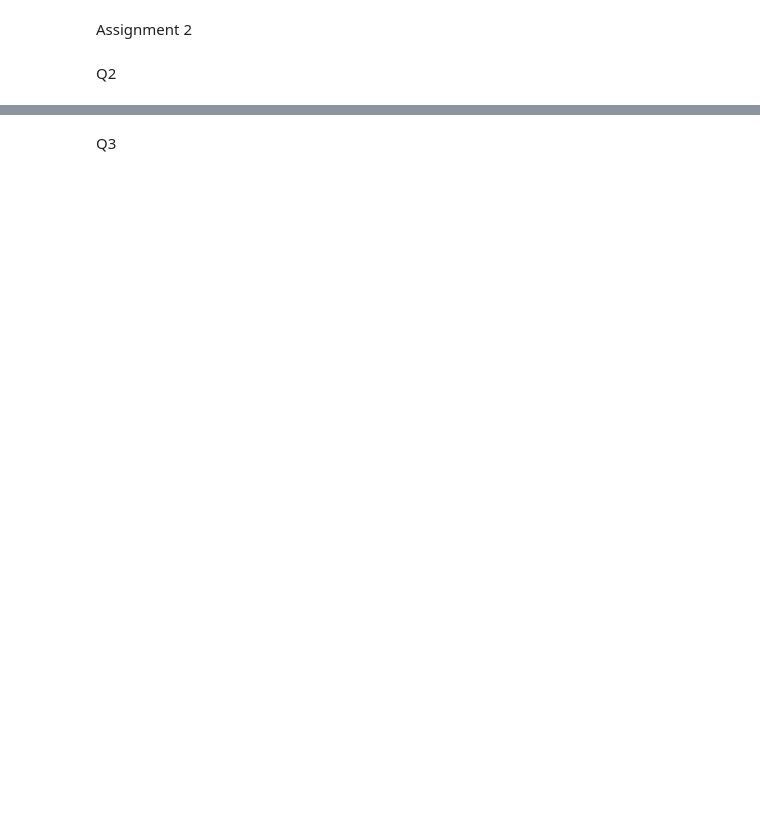
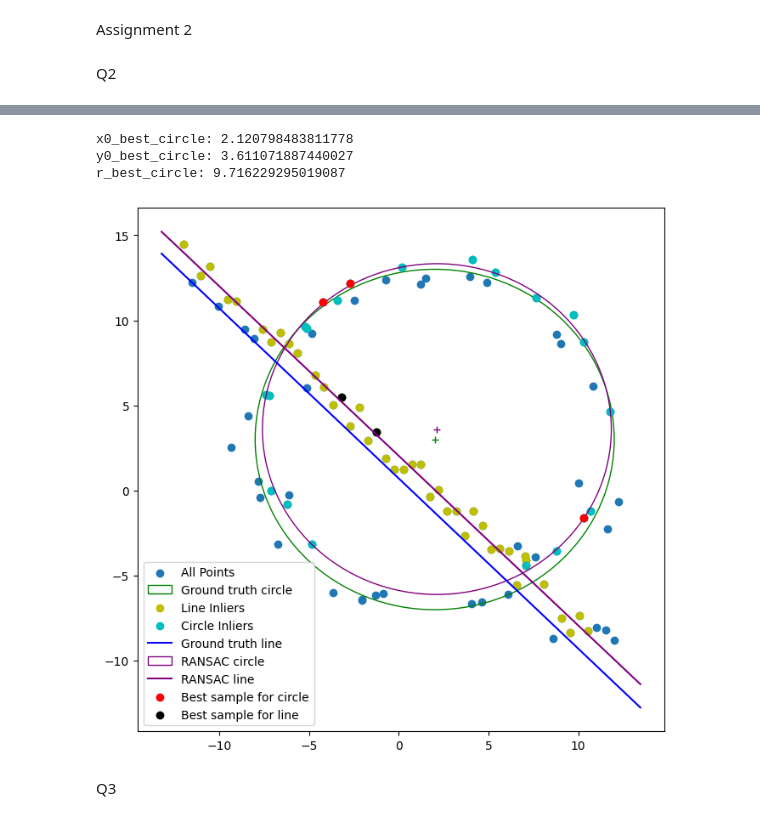
Before and after one commit to tharusha-pathirana/S5_EN3160, a Jupyter notebook: Assignment2.ipynb, the cells around one changed output, grey strips where cells are left out. Drawn from its saved outputs; the diff is of its cells as text; code cells hidden in the pictures; blank space fills up the shorter version.

```diff
--- a/Assignment2.ipynb
+++ b/Assignment2.ipynb
@@ -47,3 +248,54 @@ plt.show()
+# %%
+#print the best model with seperate features
+
+x0_best_circle = best_model_circle[0]
+y0_best_circle = best_model_circle[1]
+r_best_circle = best_model_circle[2]
+
+#print them
+
+print('x0_best_circle:', x0_best_circle)
+print('y0_best_circle:', y0_best_circle)
+print('r_best_circle:', r_best_circle)
+# %% [output]
+x0_best_circle: 2.120798483811778
+y0_best_circle: 3.611071887440027
+r_best_circle: 9.716229295019087
+# %%
+fig,ax = plt.subplots(1,1,figsize=(8,8))
+
+ax.scatter(X[:,0],X[:,1],label='All Points')
+
+circle_gt = plt.Circle((x0_gt, y0_gt), r, color='g', fill=False, label='Ground truth circle')
+ax.add_patch(circle_gt)
+ax.plot(x0_gt, y0_gt, '+', color='g')
+
+
+ax.scatter(X[best_inliers_line,0],X[best_inliers_line,1], color='y', label='Line Inliers')
+ax.scatter(X_circ[best_inliers_circle,0],X_circ[best_inliers_circle,1], color='c', label='Circle Inliers')
+
+
+x_min, x_max = ax.get_xlim()
+x_ = np.array([x_min, x_max])
+y_ = m * x_ + b
+ax.plot(x_, y_, color='b', label='Ground truth line')
+
+circle_est = plt.Circle((x0_best_circle, y0_best_circle), r_best_circle, color='purple', fill=False, label='RANSAC circle')
+ax.add_patch(circle_est)
+ax.plot(x0_best_circle, y0_best_circle, '+', color='purple')
+
+y_est = (-a/b)*x_ + (d0/b)
+ax.plot(x_, y_est, color='purple', label='RANSAC line')
+
+ax.scatter(X_circ[best_sample_circle, 0], X_circ[best_sample_circle, 1], color='r', label='Best sample for circle')
+#plot best sample for line in red
+ax.scatter(X[best_sample_line, 0], X[best_sample_line, 1], color='k', label='Best sample for line')
+
+
+plt.legend()
+plt.show()
+# %% [output]
+[figure, added]
 # %% [markdown]
 Q3
 # %%
```
Also changed, not shown: parts of 5 cells of this notebook.
